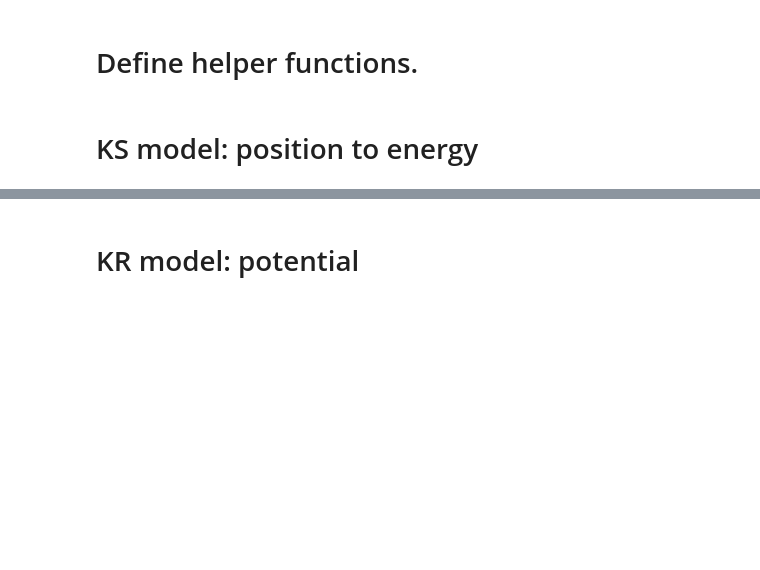
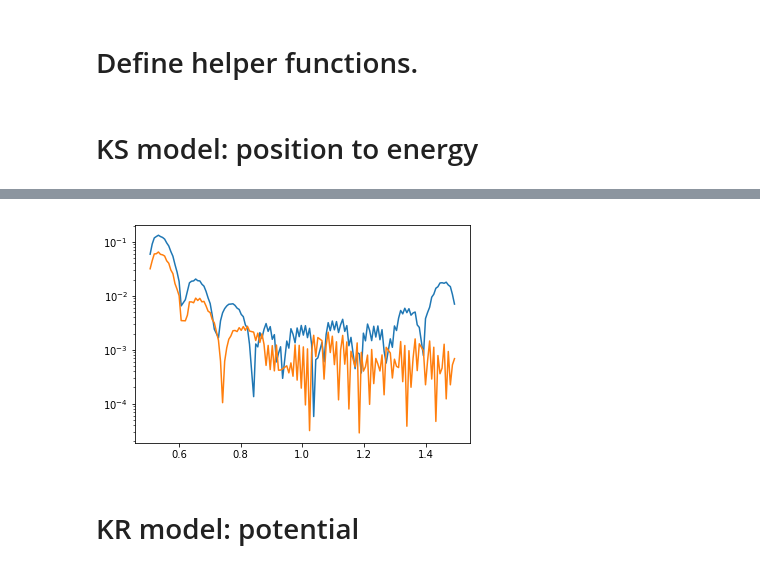
Before and after one commit to simonbatzner/electron-density, a Jupyter notebook: Reproduce_KRR/KRR_H2.ipynb, the cells around one changed output, grey strips where cells are left out. Saved outputs shown, nothing was run; the diff lists cells and outputs as text; code cells hidden in the pictures; blank space fills up the shorter version.

```diff
--- a/Reproduce_KRR/KRR_H2.ipynb
+++ b/Reproduce_KRR/KRR_H2.ipynb
@@ -320,3 +515,11 @@ KernelRidge(alpha=3.981071705534969e-13, coef0=1, degree=3,
+# %%
+plt.figure()
+plt.plot(test_set_10, KS_errs_10/kcal_conv,label='KS 10')
+plt.plot(test_set_10, np.abs(HK_errs_10)/kcal_conv,label='KS 10')
+plt.yscale('log')
+plt.show()
+# %% [output]
+[figure, added]
 # %% [markdown]
 # KR model: potential
 # %%
```
Also changed, not shown: parts of 6 cells of this notebook, 1 other file.
